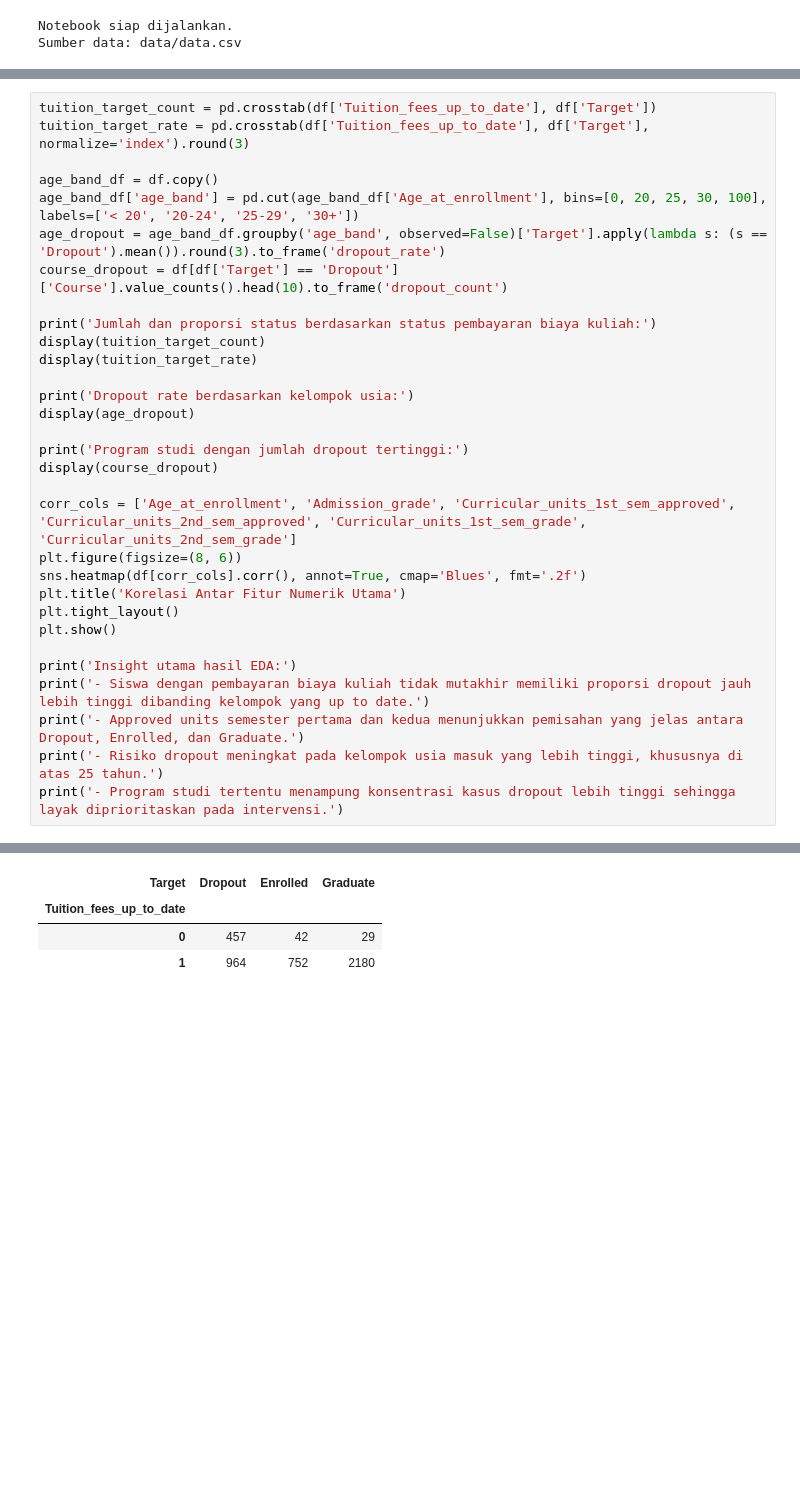
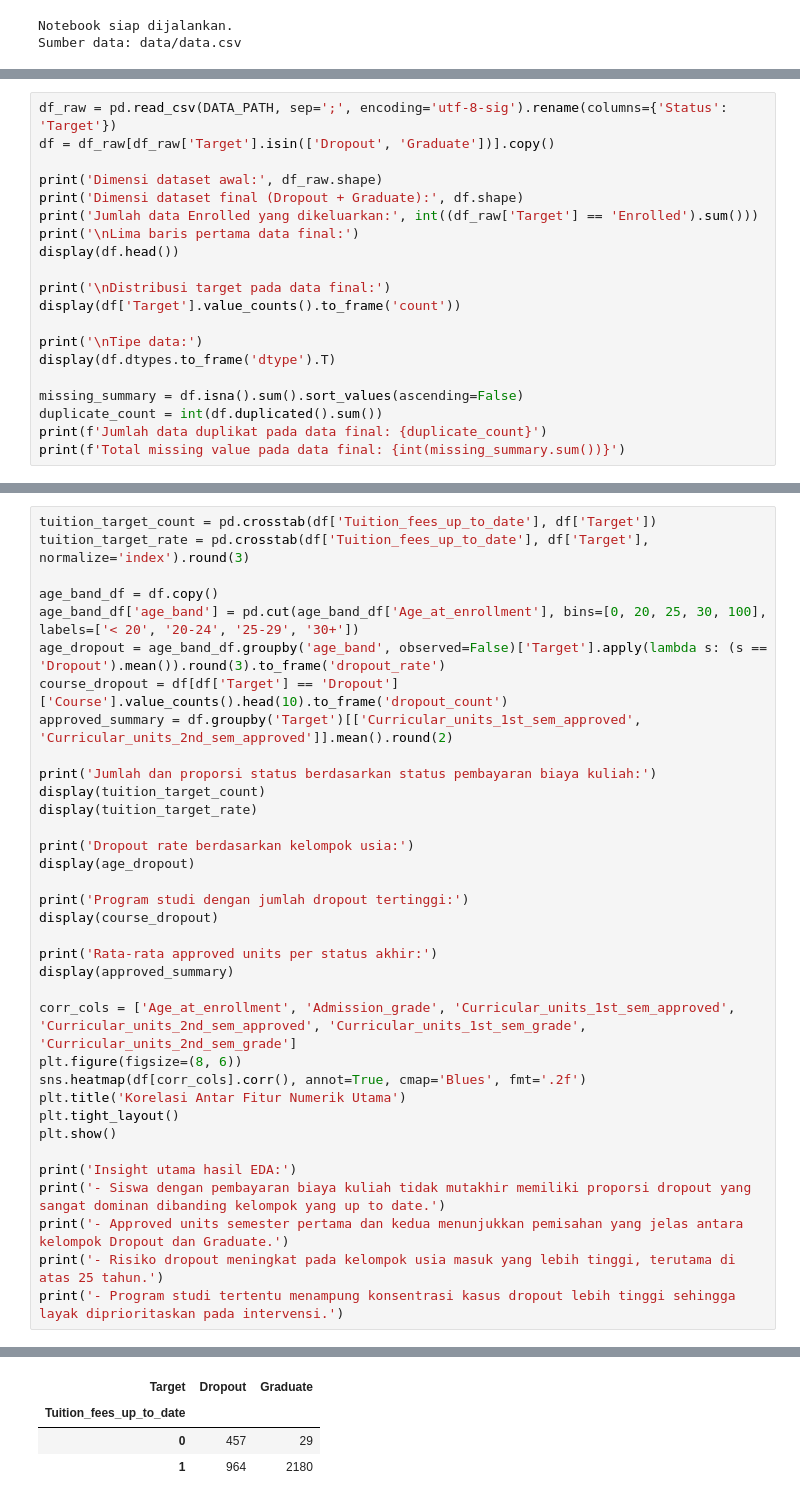
Before and after one commit to mergeconflictlover/menyelesaikan_permasalahan_institusi_pendidikan, a Jupyter notebook: notebook.ipynb, the cells around one changed output, grey strips where cells are left out. Drawn from its saved outputs; the diff is of its cells as text; blank space fills up the shorter version.

```diff
--- a/notebook.ipynb
+++ b/notebook.ipynb
@@ -132,0 +52,20 @@ Agar pemahaman data tidak hanya berhenti pada dimensi dataset dan distribusi tar
+# %%
+df_raw = pd.read_csv(DATA_PATH, sep=';', encoding='utf-8-sig').rename(columns={'Status': 'Target'})
+df = df_raw[df_raw['Target'].isin(['Dropout', 'Graduate'])].copy()
+
+print('Dimensi dataset awal:', df_raw.shape)
+print('Dimensi dataset final (Dropout + Graduate):', df.shape)
+print('Jumlah data Enrolled yang dikeluarkan:', int((df_raw['Target'] == 'Enrolled').sum()))
+print('\nLima baris pertama data final:')
+display(df.head())
+
+print('\nDistribusi target pada data final:')
+display(df['Target'].value_counts().to_frame('count'))
+
+print('\nTipe data:')
+display(df.dtypes.to_frame('dtype').T)
+
+missing_summary = df.isna().sum().sort_values(ascending=False)
+duplicate_count = int(df.duplicated().sum())
+print(f'Jumlah data duplikat pada data final: {duplicate_count}')
+print(f'Total missing value pada data final: {int(missing_summary.sum())}')
@@ -190,37 +156,41 @@ Hasil EDA berikut digunakan untuk memperkuat keputusan fitur. Fokus tidak dipili
 # %%
 tuition_target_count = pd.crosstab(df['Tuition_fees_up_to_date'], df['Target'])
 tuition_target_rate = pd.crosstab(df['Tuition_fees_up_to_date'], df['Target'], normalize='index').round(3)
 
 age_band_df = df.copy()
 age_band_df['age_band'] = pd.cut(age_band_df['Age_at_enrollment'], bins=[0, 20, 25, 30, 100], labels=['< 20', '20-24', '25-29', '30+'])
 age_dropout = age_band_df.groupby('age_band', observed=False)['Target'].apply(lambda s: (s == 'Dropout').mean()).round(3).to_frame('dropout_rate')
 course_dropout = df[df['Target'] == 'Dropout']['Course'].value_counts().head(10).to_frame('dropout_count')
+approved_summary = df.groupby('Target')[['Curricular_units_1st_sem_approved', 'Curricular_units_2nd_sem_approved']].mean().round(2)
 
 print('Jumlah dan proporsi status berdasarkan status pembayaran biaya kuliah:')
 display(tuition_target_count)
 display(tuition_target_rate)
 
 print('Dropout rate berdasarkan kelompok usia:')
 display(age_dropout)
 
 print('Program studi dengan jumlah dropout tertinggi:')
 display(course_dropout)
 
+print('Rata-rata approved units per status akhir:')
+display(approved_summary)
+
 corr_cols = ['Age_at_enrollment', 'Admission_grade', 'Curricular_units_1st_sem_approved', 'Curricular_units_2nd_sem_approved', 'Curricular_units_1st_sem_grade', 'Curricular_units_2nd_sem_grade']
 plt.figure(figsize=(8, 6))
 sns.heatmap(df[corr_cols].corr(), annot=True, cmap='Blues', fmt='.2f')
 plt.title('Korelasi Antar Fitur Numerik Utama')
 plt.tight_layout()
 plt.show()
 
 print('Insight utama hasil EDA:')
-print('- Siswa dengan pembayaran biaya kuliah tidak mutakhir memiliki proporsi dropout jauh lebih tinggi dibanding kelompok yang up to date.')
-print('- Approved units semester pertama dan kedua menunjukkan pemisahan yang jelas antara Dropout, Enrolled, dan Graduate.')
-print('- Risiko dropout meningkat pada kelompok usia masuk yang lebih tinggi, khususnya di atas 25 tahun.')
+print('- Siswa dengan pembayaran biaya kuliah tidak mutakhir memiliki proporsi dropout yang sangat dominan dibanding kelompok yang up to date.')
+print('- Approved units semester pertama dan kedua menunjukkan pemisahan yang jelas antara kelompok Dropout dan Graduate.')
+print('- Risiko dropout meningkat pada kelompok usia masuk yang lebih tinggi, terutama di atas 25 tahun.')
 print('- Program studi tertentu menampung konsentrasi kasus dropout lebih tinggi sehingga layak diprioritaskan pada intervensi.')
 # %% [output]
 Jumlah dan proporsi status berdasarkan status pembayaran biaya kuliah:
-| Target | Dropout | Enrolled | Graduate |
-| Tuition_fees_up_to_date |  |  |  |
-| 0 | 457 | 42 | 29 |
-| 1 | 964 | 752 | 2180 |
+| Target | Dropout | Graduate |
+| Tuition_fees_up_to_date |  |  |
+| 0 | 457 | 29 |
+| 1 | 964 | 2180 |
```
Also changed, not shown: parts of 33 cells of this notebook, 6 other files.
